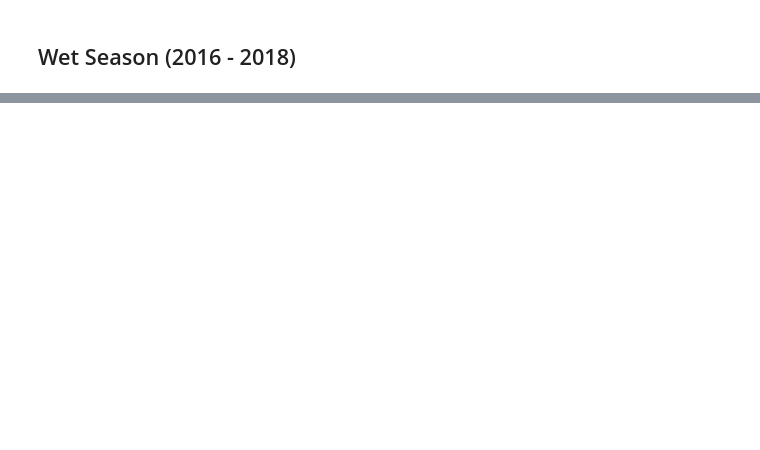
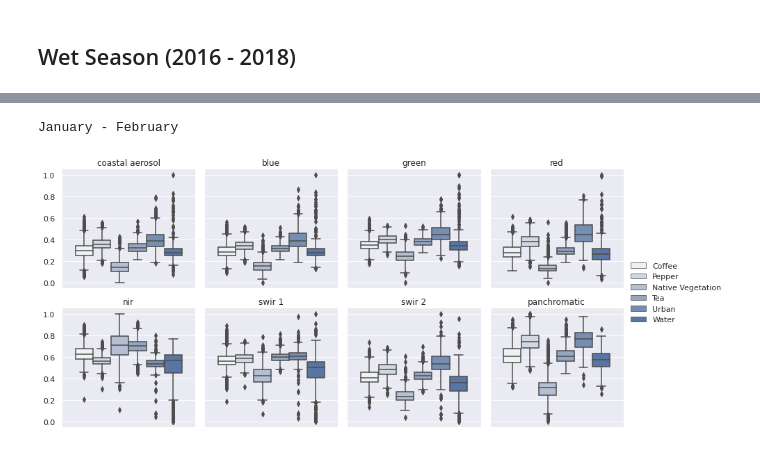
Before and after one commit to SimWalther/vietnam_coffee_detection, a Jupyter notebook: bandsVariability.ipynb, the cells around one changed output, grey strips where cells are left out. Drawn from its saved outputs; the diff is of its cells as text; code cells hidden in the pictures; blank space fills up the shorter version.

```diff
--- a/bandsVariability.ipynb
+++ b/bandsVariability.ipynb
@@ -351,0 +433,6 @@ max       0.751630     0.621975      0.887803
+# %%
+print(timePeriods[0])
+coffee_comparison_to_other_entities('./Vietnam_01_02/merged.tif')
+# %% [output]
+January - February
+[figure, added]
```
Also changed, not shown: parts of 21 cells of this notebook, 1 other file.
